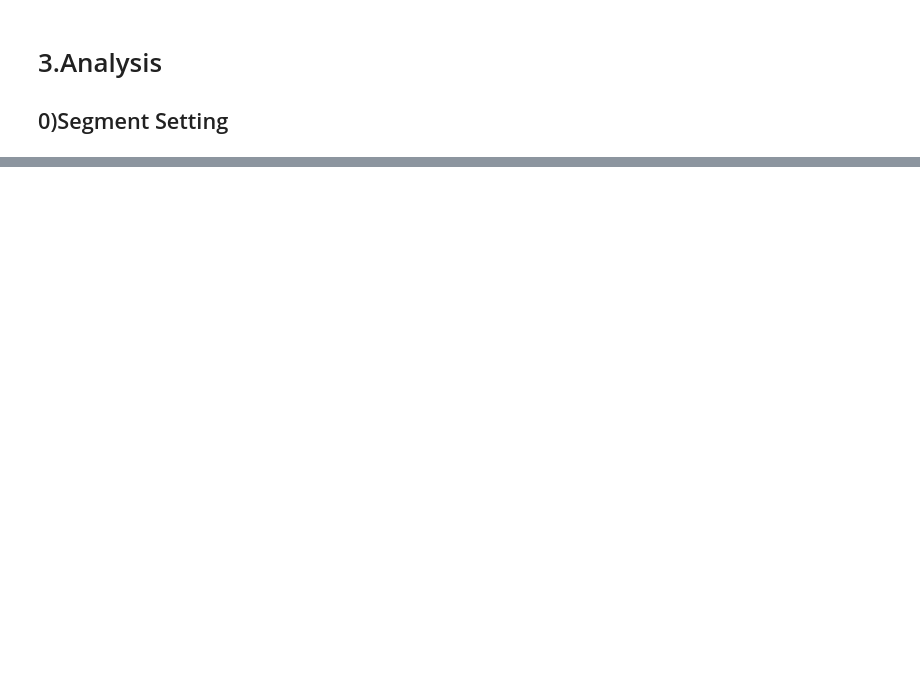
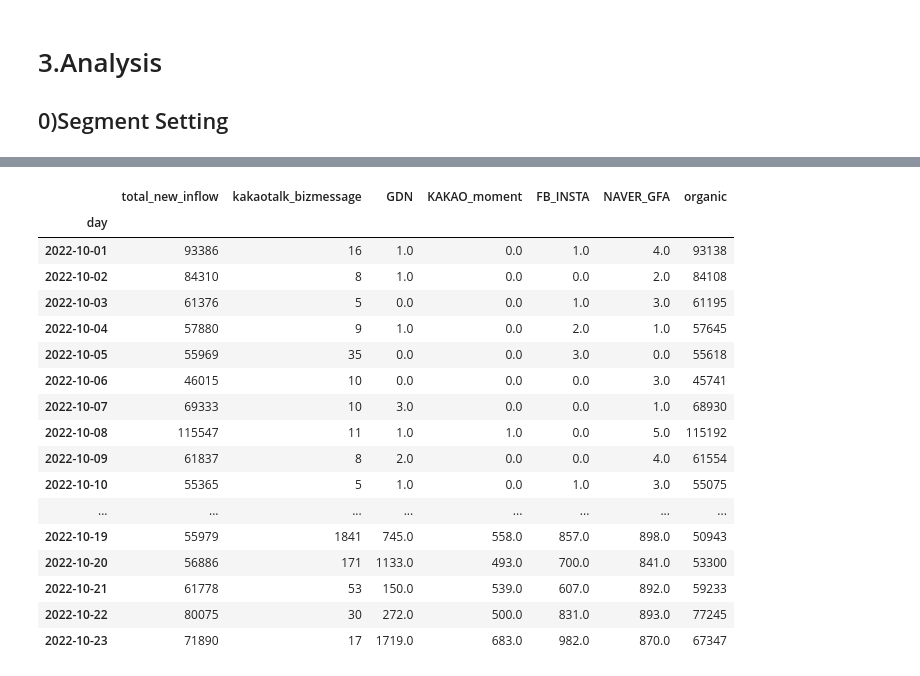
Before and after one commit to tand-datateam-th/kto_prj_git, a Jupyter notebook: [KTO]_Letter_analysis_v1_2210.ipynb, the cells around one changed output, grey strips where cells are left out. Cells and saved outputs as stored; diff of their text form; code cells hidden in the pictures; blank space fills up the shorter version.

```diff
--- a/[KTO]_Letter_analysis_v1_2210.ipynb
+++ b/[KTO]_Letter_analysis_v1_2210.ipynb
@@ -486,0 +251,16 @@ _df_age
+# %%
+#########################################
+# 1. 매체별 전체 유입인원
+#########################################
+dict_output_inflow_cnt = {}
+
+for key, values in dict_lst_user_from_referrs_gudok.items():
+    dict_output_inflow_cnt[f'{key}'] = {}
+    dict_output_inflow_cnt[f'{key}']['inflow_cnt'] = len(values)
+
+df_vis1 = pd.DataFrame.from_dict(dict_output_inflow_cnt, orient='index', columns=['inflow_cnt'])
+df_vis1.sort_values(by = 'inflow_cnt', ascending=False)
+
+# SphereVis.basic_bar_plot(
+#     df_vis1, x = df_vis1.index, y = 'percent', title= '가볼래-터 매체별 전체 유입인원')
+# plt.show()
@@ -486,0 +275,54 @@ _df_age
+# %%
+#########################################
+# 2. 신규/기존 유입
+#########################################
+## 1) 일별 전체 신규 유입
+def get_daily_cnt(
+                  dict_output, lst, nm, df_target = df_app_log, KEY_ID = KEY_ID_DEVICE,
+                  dict_input = dict_lst_user_from_referrs_gudok, make_sub_dict = False):
+    # 1. 전체 일별 수치
+    df_daily = df_app_log[df_app_log[KEY_ID].isin(lst)].groupby('day')[KEY_ID]\
+                    .nunique().to_frame(name = f'total_{nm}')
+
+    # 2. 매체별 일별 수지
+    for key, values in dict_input.items():
+        _lst_id = list(set(lst) &  set(values))
+        _df = df_app_log[df_app_log[KEY_ID].isin(_lst_id)].groupby('day')[KEY_ID]\
+                    .nunique().to_frame(name = f'{key}_{nm}').fillna(0)
+        if make_sub_dict == True:
+            dict_output[f'{key}'] = {}
+
+        dict_output[f'{key}'][f'{nm}'] = _df
+        # dict_output[f'{key}_{nm}']
+        df_daily[f'{key}'] = _df[f'{key}_{nm}']
+        df_daily.fillna(0, inplace=True)
+        # pd.concat([df_daily, dict_output[f'{key}'][f'{key}_{nm}']], axis=1).fillna(0)
+
+    return df_daily
+
+
+df_daily_new_inflow = get_daily_cnt(dict_output_inflow_cnt, lst=lst_new_device, nm='new_inflow')
+df_daily_new_inflow
+
+## 3) 일별 전체 기존 유입
+df_daily_re_inflow = get_daily_cnt(dict_output_inflow_cnt, lst=lst_re_device, nm='re_inflow')
+df_daily_re_inflow
+# %% [output]
+|  | total_new_inflow | kakaotalk_bizmessage | GDN | KAKAO_moment | FB_INSTA | NAVER_GFA | organic |
+| day |  |  |  |  |  |  |  |
+| 2022-10-01 | 93386 | 16 | 1.0 | 0.0 | 1.0 | 4.0 | 93138 |
+| 2022-10-02 | 84310 | 8 | 1.0 | 0.0 | 0.0 | 2.0 | 84108 |
+| 2022-10-03 | 61376 | 5 | 0.0 | 0.0 | 1.0 | 3.0 | 61195 |
+| 2022-10-04 | 57880 | 9 | 1.0 | 0.0 | 2.0 | 1.0 | 57645 |
+| 2022-10-05 | 55969 | 35 | 0.0 | 0.0 | 3.0 | 0.0 | 55618 |
+| 2022-10-06 | 46015 | 10 | 0.0 | 0.0 | 0.0 | 3.0 | 45741 |
+| 2022-10-07 | 69333 | 10 | 3.0 | 0.0 | 0.0 | 1.0 | 68930 |
+| 2022-10-08 | 115547 | 11 | 1.0 | 1.0 | 0.0 | 5.0 | 115192 |
+| 2022-10-09 | 61837 | 8 | 2.0 | 0.0 | 0.0 | 4.0 | 61554 |
+| 2022-10-10 | 55365 | 5 | 1.0 | 0.0 | 1.0 | 3.0 | 55075 |
+| ... | ... | ... | ... | ... | ... | ... | ... |
+| 2022-10-19 | 55979 | 1841 | 745.0 | 558.0 | 857.0 | 898.0 | 50943 |
+| 2022-10-20 | 56886 | 171 | 1133.0 | 493.0 | 700.0 | 841.0 | 53300 |
+| 2022-10-21 | 61778 | 53 | 150.0 | 539.0 | 607.0 | 892.0 | 59233 |
+| 2022-10-22 | 80075 | 30 | 272.0 | 500.0 | 831.0 | 893.0 | 77245 |
+| 2022-10-23 | 71890 | 17 | 1719.0 | 683.0 | 982.0 | 870.0 | 67347 |
```
Also changed, not shown: parts of 43 cells of this notebook.
